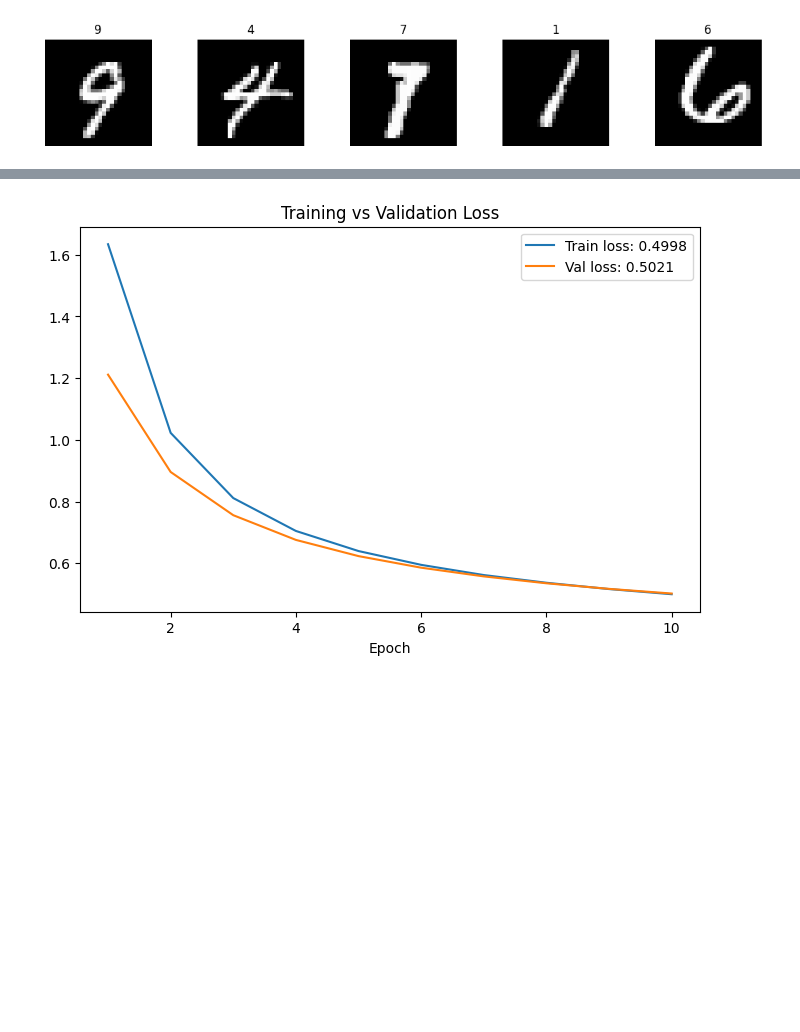
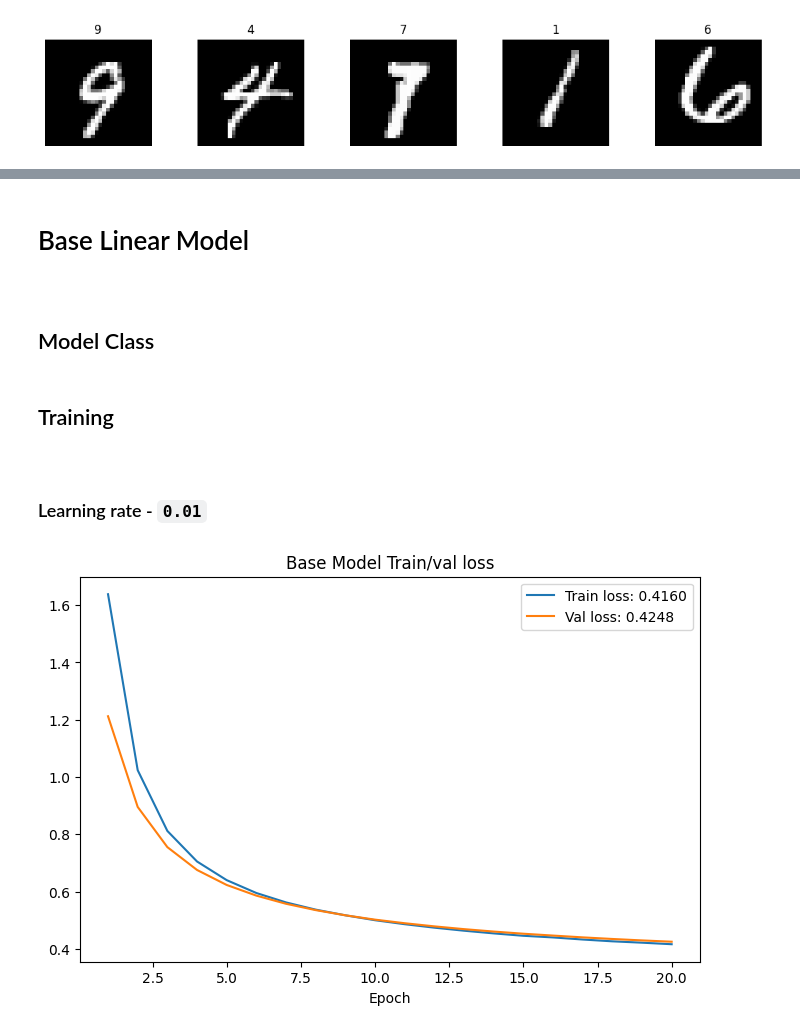
Before and after one commit to M4rselo/hypothesis_mnist_project, a Jupyter notebook: mnist_hypothesis_project.ipynb, the cells around one changed output, grey strips where cells are left out. Cells and saved outputs as stored; diff of their text form; code cells hidden in the pictures; blank space fills up the shorter version.

```diff
--- a/mnist_hypothesis_project.ipynb
+++ b/mnist_hypothesis_project.ipynb
@@ -139,26 +124,24 @@ class Plotter():
 # %%
-class BaseTrainer():
+class Trainer():
     def __init__(self, num_epochs):
         self.num_epochs = num_epochs
 
     def prepare_data(self, train_data, val_data):
         self.train_dataloader = data_loader(train_data, True, 256)
         self.val_dataloader = data_loader(val_data, False, 256)
-        self.num_train_batches = len(self.train_dataloader)
-        self.val_train_batches = len(self.val_dataloader)
-        self.train_data = train_data
-        self.val_data = val_data
+
 
     def fit(self, model, train_data, val_data, plotter):
         self.prepare_data(train_data, val_data)
         model.trainer = self
         self.model = model
         self.optim = model.config_optim()
+
         self.plotter = plotter
         self.train_losses_epoch = []
         self.val_losses_epoch = []
-        self.epoch = 0
-        for self.epoch in range(self.num_epochs):
+
+        for _ in range(self.num_epochs):
             self.fit_epoch()
             self.plotter.plot(self.train_losses_epoch, self.val_losses_epoch)
 
@@ -182,3 +165,8 @@ class BaseTrainer():
 
         self.train_losses_epoch.append(mean(train_losses_batch))
         self.val_losses_epoch.append(mean(val_losses_batch))
+# %% [markdown]
+# Base Linear Model
+###
+# %% [markdown]
+## Model Class
@@ -185,7 +193,12 @@ class BaseTrainer():
+# %% [markdown]
+## Training
+####
+# %% [markdown]
+### Learning rate - `0.01`
 # %%
 base_model = BaseModel(0.01, 10)
 plotter = Plotter("Base Model Train/val loss")
-base_trainer = BaseTrainer(10)
+base_trainer = Trainer(20)
 base_trainer.fit(base_model, train_tensor, val_tensor, plotter)
 # %% [output]
-[figure, old version]
+[figure, new version]
```
Also changed, not shown: parts of 9 cells of this notebook.
